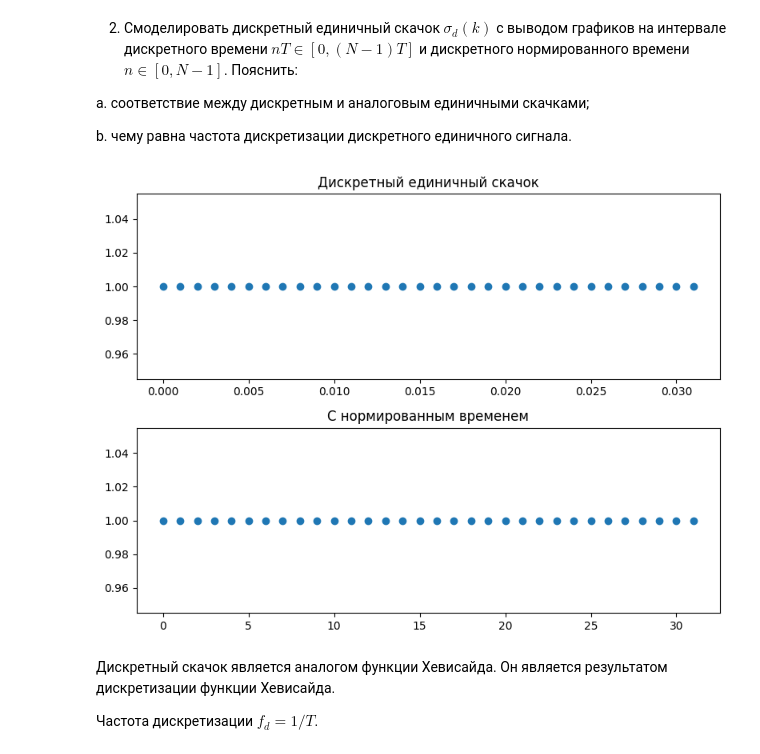
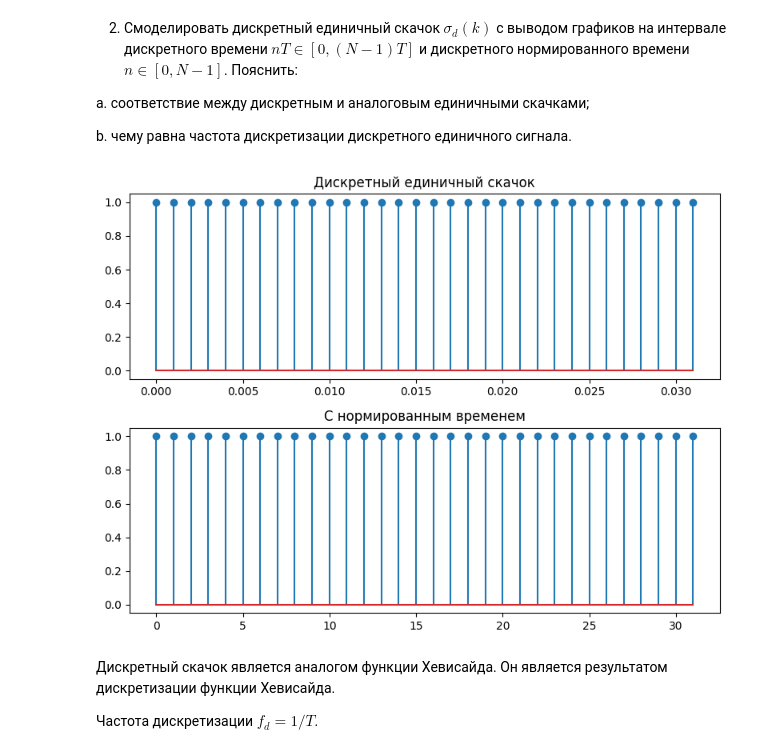
Before and after one commit to the-mvi/dsp-2025, a Jupyter notebook: 2381_Ivashinnikov_LD_Dvikov_DV/lab1.ipynb, the cells around one changed output. Cells and saved outputs as stored; diff of their text form; code cells hidden in the pictures.

Commit message:
change plot to stem

```diff
--- a/2381_Ivashinnikov_LD_Dvikov_DV/lab1.ipynb
+++ b/2381_Ivashinnikov_LD_Dvikov_DV/lab1.ipynb
@@ -91,20 +91,20 @@ b. чему равна частота дискретизации дискрет
 # %%
 # Дискретный единичный скачок
 def sigma_d(k: float) -> int:
   return 1 if k >= 0 else 0
 
 
 fig, (ax1, ax2) = plt.subplots(2, 1, figsize=(8, 6))
 
-ax1.plot(nT, list(map(sigma_d, nT)), marker='o', linestyle='None')
+ax1.stem(nT, list(map(sigma_d, nT)))
 ax1.set_title("Дискретный единичный скачок")
 
-ax2.plot(n, list(map(sigma_d, n)), marker='o', linestyle='None')
+ax2.stem(n, list(map(sigma_d, n)))
 ax2.set_title("С нормированным временем")
 
 plt.tight_layout()
 # %% [output]
-[figure, old version]
+[figure, new version]
 # %% [markdown]
 Дискретный скачок является аналогом функции Хевисайда. Он является результатом дискретизации функции Хевисайда.
 
```
Also changed, not shown: parts of 4 cells of this notebook.
